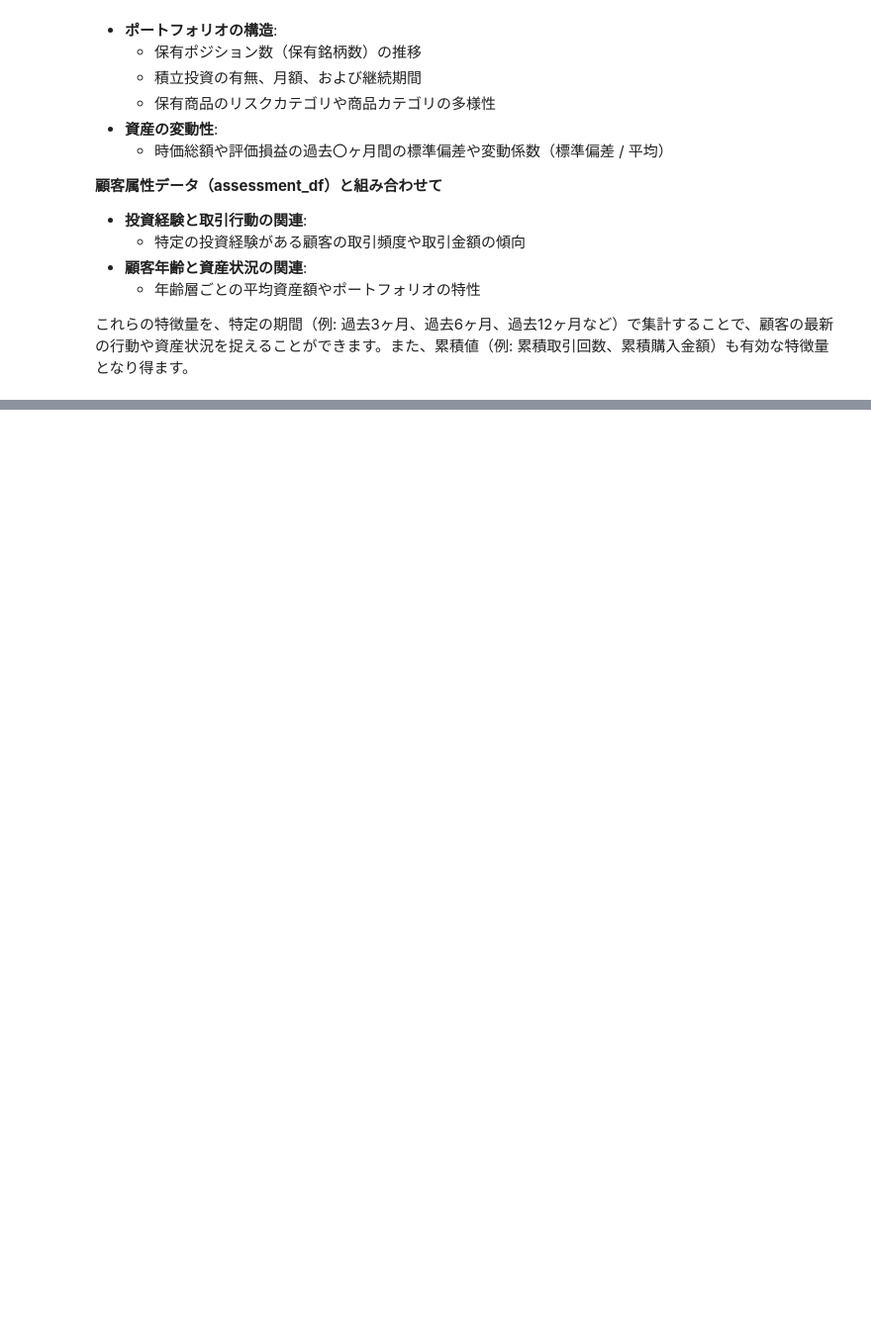
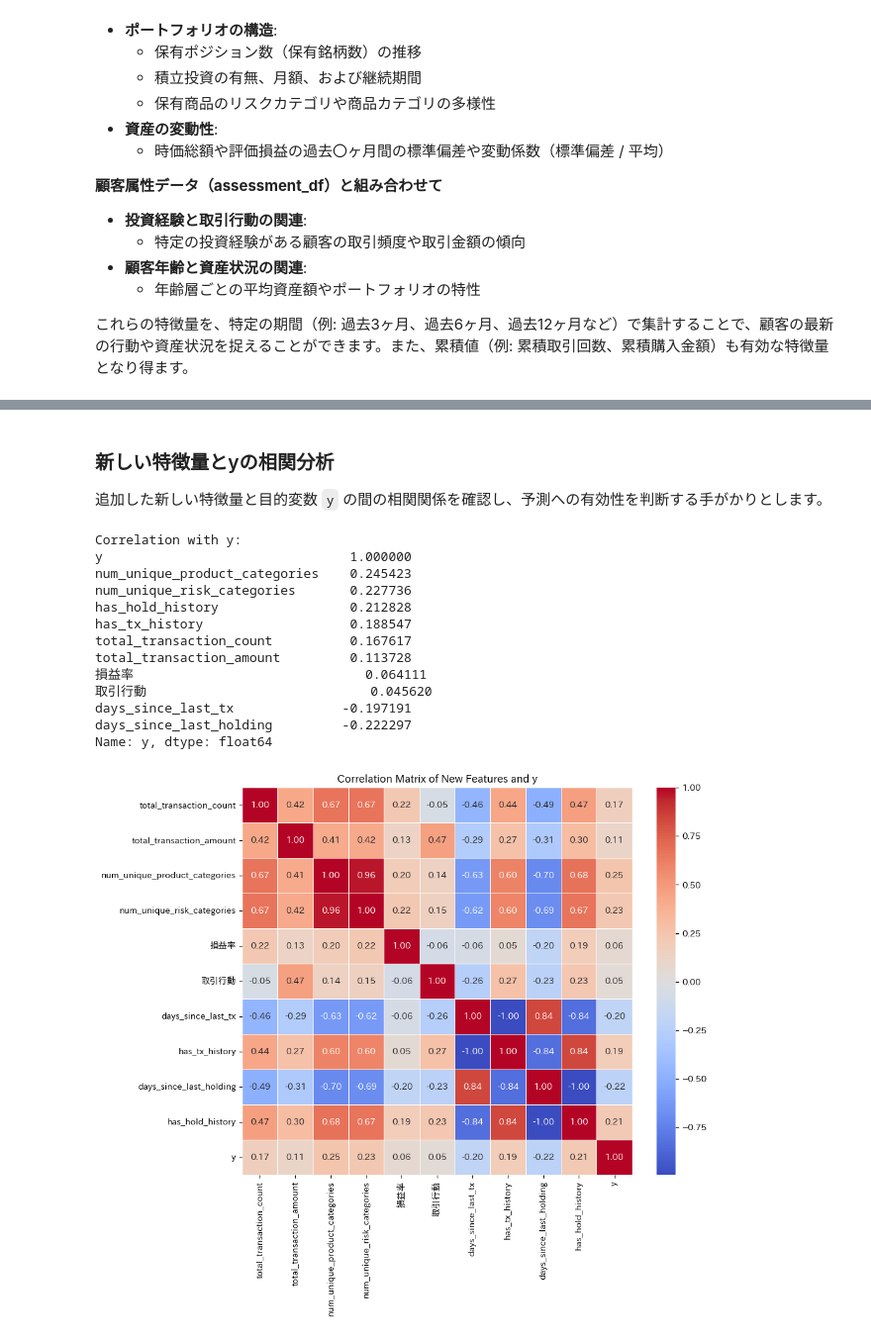
Before and after one commit to hassaku12/manabiDX2025, a Jupyter notebook: CM_Stitch_custom.ipynb, the cells around one changed output, grey strips where cells are left out. Shown at 99% size. Cells and saved outputs as stored; diff of their text form; code cells hidden in the pictures; blank space fills up the shorter version.

```diff
--- a/CM_Stitch_custom.ipynb
+++ b/CM_Stitch_custom.ipynb
@@ -1416,0 +1301,10 @@ test_df (after manual merge robust):
+# %%
+# 商品リストから商品名、商品カテゴリ、リスクカテゴリを抽出
+product_info = product_df[['商品名', '商品カテゴリ', 'リスクカテゴリ']].copy()
+
+# execution_df に商品情報を結合
+# 商品名をキーにleft joinします。
+execution_df_with_product = execution_df.merge(product_info, on='商品名', how='left')
+
+# 結合結果の確認
+print(execution_df_with_product.head())
@@ -1567,7 +1975,7 @@ def encode_categorical_column(train_df, test_df, column_name, encoding_type='lab
     Returns:
         エンコード済みの train_df, test_df
     """
-    if encoding_type == 'label':
+    if encoding_type == 'onehot':
         le = LabelEncoder()
 
         # 訓練データのみでエンコーダーを学習
@@ -1699,7 +2107,7 @@ def encode_categorical_column(train_df, test_df, column_name, encoding_type='lab
 
 
 # エンコーディング方式を選択（'label' or 'onehot'）
-ENCODING_TYPE = 'label'  # ← ここを変更することで切り替え可能
+ENCODING_TYPE = 'onehot'  # ← ここを変更することで切り替え可能
 
 # 住所コードのエンコーディング実行
 train_df, test_df = encode_categorical_column(
@@ -2378,3 +2352,6 @@ SIGNATE Cloudでは、予測課題に関する様々なケーススタディ教
     *   年齢層ごとの平均資産額やポートフォリオの特性
 
 これらの特徴量を、特定の期間（例: 過去3ヶ月、過去6ヶ月、過去12ヶ月など）で集計することで、顧客の最新の行動や資産状況を捉えることができます。また、累積値（例: 累積取引回数、累積購入金額）も有効な特徴量となり得ます。
+# %%
+train_df['total_gain'] = train_df['評価損益'].apply(lambda x: x if x > 0 else 0)
+train_df['total_loss'] = train_df['評価損益'].apply(lambda x: x if x < 0 else 0) # 損失はマイナスの値のまま
@@ -2380,0 +2366,61 @@ SIGNATE Cloudでは、予測課題に関する様々なケーススタディ教
+# %% [markdown]
+### 新しい特徴量とyの相関分析
+
+追加した新しい特徴量と目的変数 `y` の間の相関関係を確認し、予測への有効性を判断する手がかりとします。
+# %%
+# 新しい特徴量のリスト
+new_features = [
+    'total_transaction_count',
+    'total_transaction_amount',
+    'num_unique_product_categories',
+    'num_unique_risk_categories',
+    '損益率',
+    '取引行動',
+    'days_since_last_tx',
+    'has_tx_history',
+    'days_since_last_holding',
+    'has_hold_history'
+]
+
+# train_dfにこれらの特徴量とyが存在するか確認
+features_to_correlate = [f for f in new_features if f in train_df.columns]
+if 'y' in train_df.columns:
+    features_to_correlate.append('y')
+else:
+    print("Warning: 'y' column not found in train_df. Cannot calculate correlation with y.")
+
+
+if len(features_to_correlate) > 1:
+    # 相関行列を計算
+    correlation_matrix = train_df[features_to_correlate].corr()
+
+    # 'y'との相関を表示（絶対値で降順にソート）
+    if 'y' in correlation_matrix.columns:
+        y_correlation = correlation_matrix['y'].sort_values(ascending=False)
+        print("Correlation with y:")
+        print(y_correlation)
+
+        # 相関のヒートマップを可視化
+        plt.figure(figsize=(10, 8))
+        sns.heatmap(correlation_matrix, annot=True, cmap='coolwarm', fmt=".2f", linewidths=.5)
+        plt.title('Correlation Matrix of New Features and y')
+        plt.show()
+    else:
+        print("Cannot calculate correlation with 'y' as it is not in the selected features.")
+else:
+    print("Not enough columns to calculate correlation.")
+# %% [output]
+Correlation with y:
+y                                1.000000
+num_unique_product_categories    0.245423
+num_unique_risk_categories       0.227736
+has_hold_history                 0.212828
+has_tx_history                   0.188547
+total_transaction_count          0.167617
+total_transaction_amount         0.113728
+損益率                              0.064111
+取引行動                             0.045620
+days_since_last_tx              -0.197191
+days_since_last_holding         -0.222297
+Name: y, dtype: float64
+[figure, added]
```
Also changed, not shown: parts of 41 cells of this notebook.
